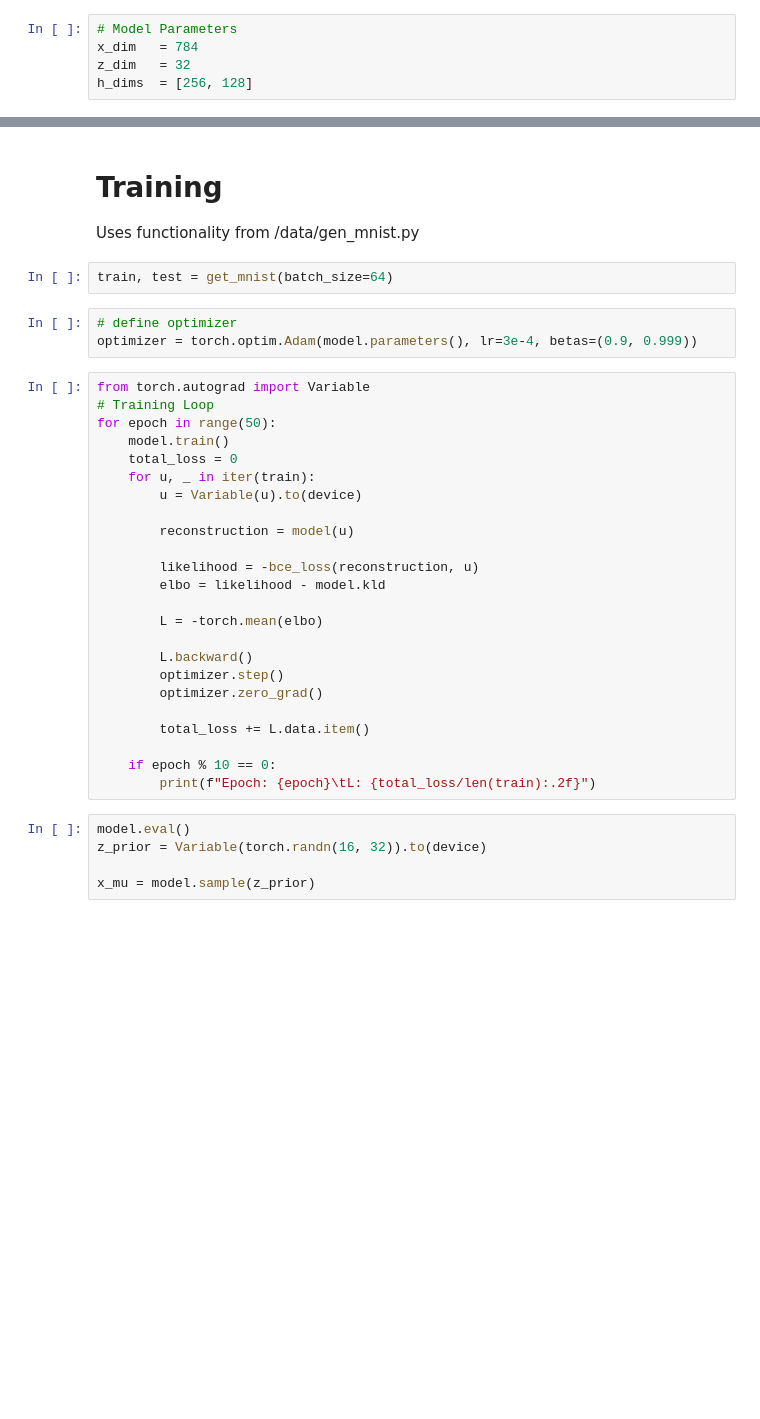
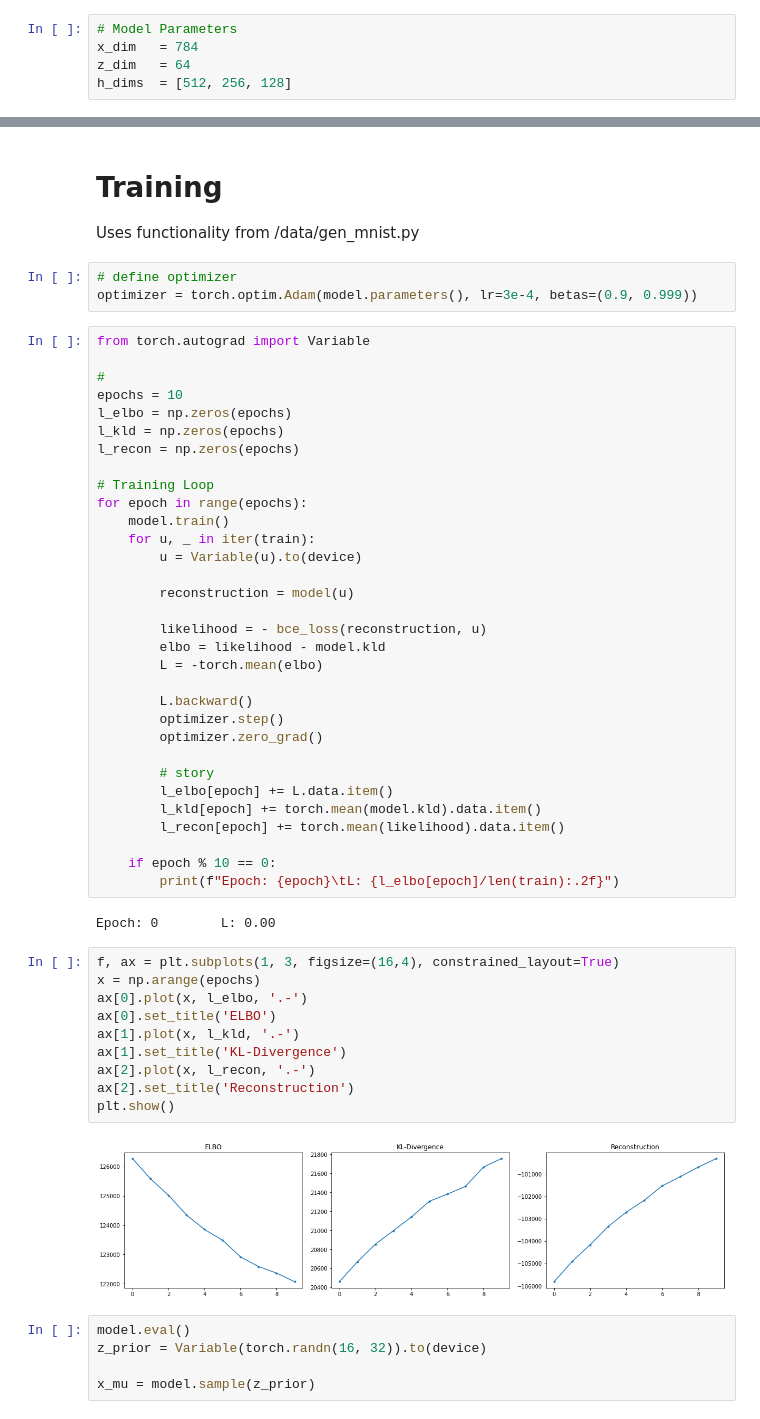
Before and after one commit to simonamtoft/recurrence-and-attention-latent-variable-models, a Jupyter notebook: notebooks/Variational Autoencoder.ipynb, the cells around one changed output, grey strips where cells are left out. Cells and saved outputs as stored; diff of their text form; blank space fills up the shorter version.

```diff
--- a/notebooks/Variational Autoencoder.ipynb
+++ b/notebooks/Variational Autoencoder.ipynb
@@ -29,8 +32,8 @@ Using device cuda:0
 # %%
 # Model Parameters
 x_dim   = 784
-z_dim   = 32
-h_dims  = [256, 128]
+z_dim   = 64
+h_dims  = [512, 256, 128]
 # %%
 # Define model (and port to device)
 model = VariationalAutoencoder([x_dim, z_dim, h_dims])
@@ -61,35 +61,55 @@ VariationalAutoencoder(
 # Training
 
 Uses functionality from /data/gen_mnist.py
-# %%
-train, test = get_mnist(batch_size=64)
 # %%
 # define optimizer
 optimizer = torch.optim.Adam(model.parameters(), lr=3e-4, betas=(0.9, 0.999))
 # %%
 from torch.autograd import Variable
+
+#
+epochs = 10
+l_elbo = np.zeros(epochs)
+l_kld = np.zeros(epochs)
+l_recon = np.zeros(epochs)
+
 # Training Loop
-for epoch in range(50):
+for epoch in range(epochs):
     model.train()
-    total_loss = 0
     for u, _ in iter(train):
         u = Variable(u).to(device)
 
         reconstruction = model(u)
 
-        likelihood = -bce_loss(reconstruction, u)
+        likelihood = - bce_loss(reconstruction, u)
         elbo = likelihood - model.kld
-
         L = -torch.mean(elbo)
 
         L.backward()
         optimizer.step()
         optimizer.zero_grad()
 
-        total_loss += L.data.item()
+        # story
+        l_elbo[epoch] += L.data.item()
+        l_kld[epoch] += torch.mean(model.kld).data.item()
+        l_recon[epoch] += torch.mean(likelihood).data.item()
 
     if epoch % 10 == 0:
-        print(f"Epoch: {epoch}\tL: {total_loss/len(train):.2f}")
+        print(f"Epoch: {epoch}\tL: {l_elbo[epoch]/len(train):.2f}")
+# %% [output]
+Epoch: 0        L: 0.00
+# %%
+f, ax = plt.subplots(1, 3, figsize=(16,4), constrained_layout=True)
+x = np.arange(epochs)
+ax[0].plot(x, l_elbo, '.-')
+ax[0].set_title('ELBO')
+ax[1].plot(x, l_kld, '.-')
+ax[1].set_title('KL-Divergence')
+ax[2].plot(x, l_recon, '.-')
+ax[2].set_title('Reconstruction')
+plt.show()
+# %% [output]
+[figure, added]
 # %%
 model.eval()
 z_prior = Variable(torch.randn(16, 32)).to(device)
```
Also changed, not shown: parts of 3 cells of this notebook, 3 other files.
